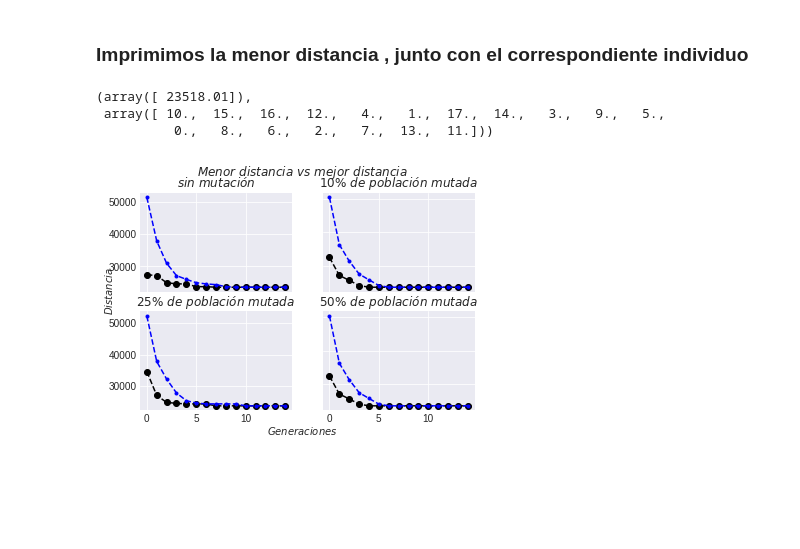
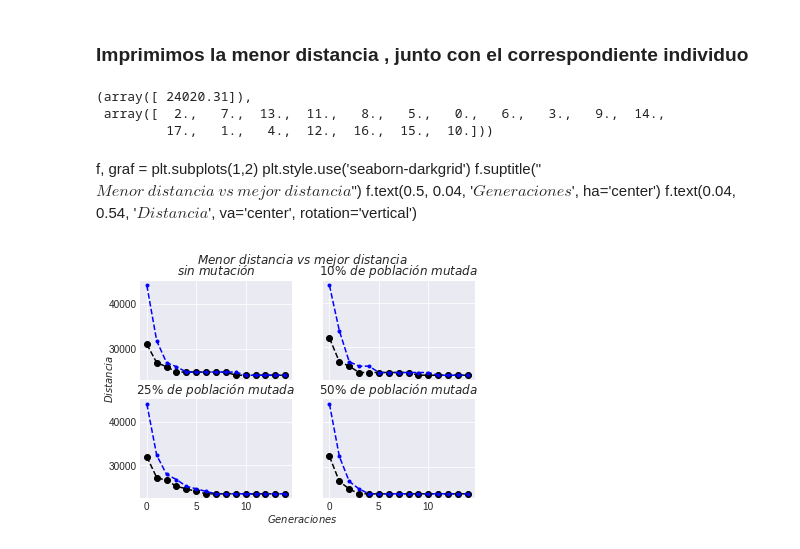
Before and after one commit to ramonjgt/viajero_frecuente, a Jupyter notebook: Viajero.ipynb, the cells around one changed output. Saved outputs shown, nothing was run; the diff lists cells and outputs as text; code cells hidden in the pictures; blank space fills up the shorter version.

```diff
--- a/Viajero.ipynb
+++ b/Viajero.ipynb
@@ -195,7 +195,7 @@ dist = np.genfromtxt('distancias.csv', delimiter=' , ')
 columnas = 18
 individuos = 500
 generaciones = 15
-cant_padres = individuos//2
+cant_padres = individuos//50
 porcentaje_de_mutacion = 0
 k = 0
 
@@ -241,12 +241,12 @@ dist = np.genfromtxt('distancias.csv', delimiter=' , ')
 columnas = 18
 individuos = 500
 generaciones = 15
-cant_padres = individuos//2
+cant_padres = individuos//50
 porcentaje_de_mutacion = .1
 k = 0
 
 # población inicial:
-viajes = posibles_viajes(individuos, columnas)
+#viajes = posibles_viajes(individuos, columnas)
 dist_del_viaje = distancias(viajes, dist, individuos, columnas)
 dist_ordenadas, viajes_ordenados = ordenamiento(dist_del_viaje, viajes)
 
@@ -289,12 +289,12 @@ dist = np.genfromtxt('distancias.csv', delimiter=' , ')
 columnas = 18
 individuos = 500
 generaciones = 15
-cant_padres = individuos//2
+cant_padres = individuos//50
 porcentaje_de_mutacion = .25
 k = 0
 
 # población inicial:
-viajes = posibles_viajes(individuos, columnas)
+#viajes = posibles_viajes(individuos, columnas)
 dist_del_viaje = distancias(viajes, dist, individuos, columnas)
 dist_ordenadas, viajes_ordenados = ordenamiento(dist_del_viaje, viajes)
 
@@ -337,12 +337,12 @@ dist = np.genfromtxt('distancias.csv', delimiter=' , ')
 columnas = 18
 individuos = 500
 generaciones = 15
-cant_padres = individuos//2
+cant_padres = individuos//50
 porcentaje_de_mutacion = .5
 k = 0
 
 # población inicial:
-viajes = posibles_viajes(individuos, columnas)
+#viajes = posibles_viajes(individuos, columnas)
 dist_del_viaje = distancias(viajes, dist, individuos, columnas)
 dist_ordenadas, viajes_ordenados = ordenamiento(dist_del_viaje, viajes)
 
@@ -351,8 +351,9 @@ sig_generacion = np.zeros_like(viajes)
 mas_aptos_3 = np.zeros((generaciones,1))
 menos_aptos_3 = np.zeros((generaciones,1))
 
+dist_del_viaje_in = dist_ordenadas
+
 # defino el numero individuos que tomo para que tengan hijos
-
 
 while (k < generaciones):
     for l in range(0, individuos, 2):
@@ -378,3 +379,5 @@ while (k < generaciones):
 #    dist_ordenadas, viajes_ordenados = ordenamiento(dist_del_viaje, viajes_ordenados)
 
     k += 1
+
+dist_del_viaje_fin = dist_ordenadas
@@ -383,38 +392,44 @@ while (k < generaciones):
 # %%
 dist_ordenadas[0], viajes_ordenados[0]
 # %% [output]
-(array([ 23518.01]),
- array([ 10.,  15.,  16.,  12.,   4.,   1.,  17.,  14.,   3.,   9.,   5.,
-          0.,   8.,   6.,   2.,   7.,  13.,  11.]))
+(array([ 24020.31]),
+ array([  2.,   7.,  13.,  11.,   8.,   5.,   0.,   6.,   3.,   9.,  14.,
+         17.,   1.,   4.,  12.,  16.,  15.,  10.]))
+# %% [markdown]
+f, graf = plt.subplots(1,2)
+plt.style.use('seaborn-darkgrid')
+f.suptitle("$Menor\ distancia\ vs\ mejor\ distancia$")
+f.text(0.5, 0.04, '$Generaciones$', ha='center')
+f.text(0.04, 0.54, '$Distancia$', va='center', rotation='vertical')
 # %%
 f, graf = plt.subplots(2,2)
 plt.style.use('seaborn-darkgrid')
 f.suptitle("$Menor\ distancia\ vs\ mejor\ distancia$")
 f.text(0.5, 0.04, '$Generaciones$', ha='center')
 f.text(0.04, 0.54, '$Distancia$', va='center', rotation='vertical')
 
 #gráfica sin mutación:
 graf[0,0].plot(mas_aptos, marker = "o", linestyle = "--", color = "k", label = "menor distancia")
 graf[0,0].plot(menos_aptos, marker = ".", linestyle = "--", color = "b", label = "mayor distancia")
 graf[0,0].set_title("$sin\ mutación$")
 
 # gráfica con 10% de mutación:
 graf[0,1].plot(mas_aptos_1, marker = "o", linestyle = "--", color = "k", label = "menor distancia")
 graf[0,1].plot(menos_aptos_1, marker = ".", linestyle = "--", color = "b", label = "mayor distancia")
 graf[0,1].set_title("$10\% \ de\ población\ mutada$")
 
 # gráfica con 25% de mutación:
 graf[1,0].plot(mas_aptos_2, marker = "o", linestyle = "--", color = "k", label = "menor distancia")
 graf[1,0].plot(menos_aptos_2, marker = ".", linestyle = "--", color = "b", label = "mayor distancia")
 graf[1,0].set_title("$25\% \ de\ población\ mutada$")
 
 # gráfica con 50% de mutación:
-graf[1,1].plot(mas_aptos_1, marker = "o", linestyle = "--", color = "k", label = "menor distancia")
-graf[1,1].plot(menos_aptos_1, marker = ".", linestyle = "--", color = "b", label = "mayor distancia")
+graf[1,1].plot(mas_aptos_3, marker = "o", linestyle = "--", color = "k", label = "menor distancia")
+graf[1,1].plot(menos_aptos_3, marker = ".", linestyle = "--", color = "b", label = "mayor distancia")
 graf[1,1].set_title("$50\% \ de\ población\ mutada$")
 
 plt.setp([a.get_xticklabels() for a in graf[0, :]], visible=False)
 plt.setp([a.get_yticklabels() for a in graf[:, 1]], visible=False)
 plt.show()
 # %% [output]
-[figure, old version]
+[figure, new version]
```
Also changed, not shown: parts of 2 cells of this notebook.
